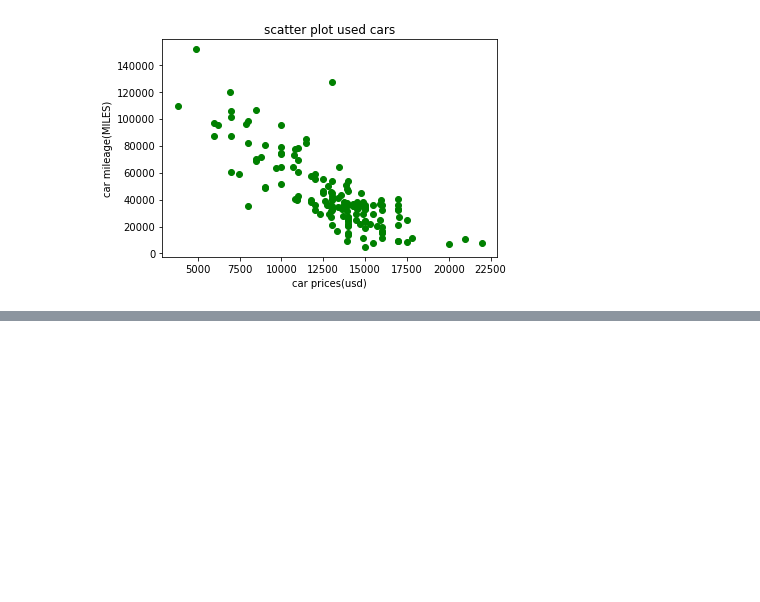
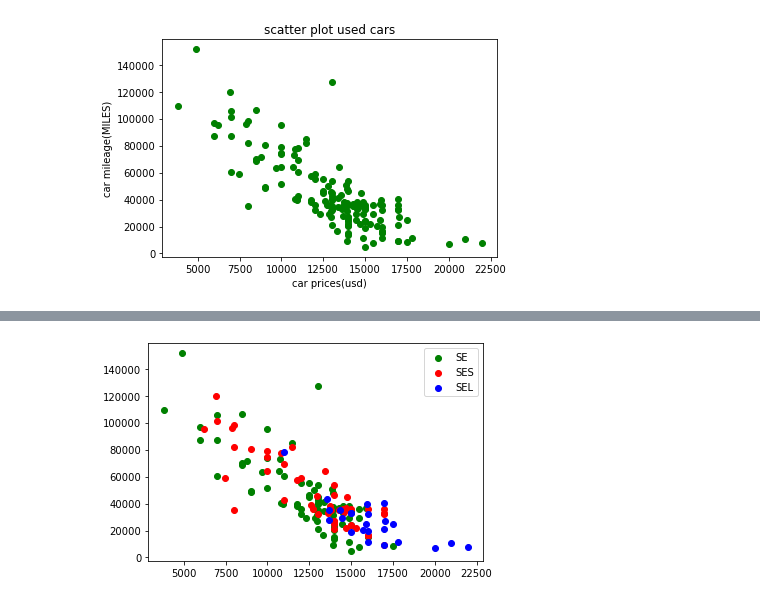
Before and after one commit to Roma123456789/machine_learning_pratice, a Jupyter notebook: Python Data Visualization.ipynb, the cells around one changed output, grey strips where cells are left out. Drawn from its saved outputs; the diff is of its cells as text; code cells hidden in the pictures; blank space fills up the shorter version.

```diff
--- a/Python Data Visualization.ipynb
+++ b/Python Data Visualization.ipynb
@@ -52,0 +63,9 @@ plt.show()
+# %%
+# FILTER BASE ON EACH MODEL SE,SES,SEL AND ADD COLOUR PLUS LEGEND AND LABEL
+plt.scatter(x='price',y='mileage',data=cars[cars.model=="SE"],c='green',label="SE")
+plt.scatter(x='price',y='mileage',data=cars[cars.model=="SES"],c='red',label="SES")
+plt.scatter(x='price',y='mileage',data=cars[cars.model=="SEL"],c='blue',label="SEL")
+plt.legend()
+plt.show()
+# %% [output]
+[figure, added]
```
Also changed, not shown: parts of 16 cells of this notebook, 1 other file.
